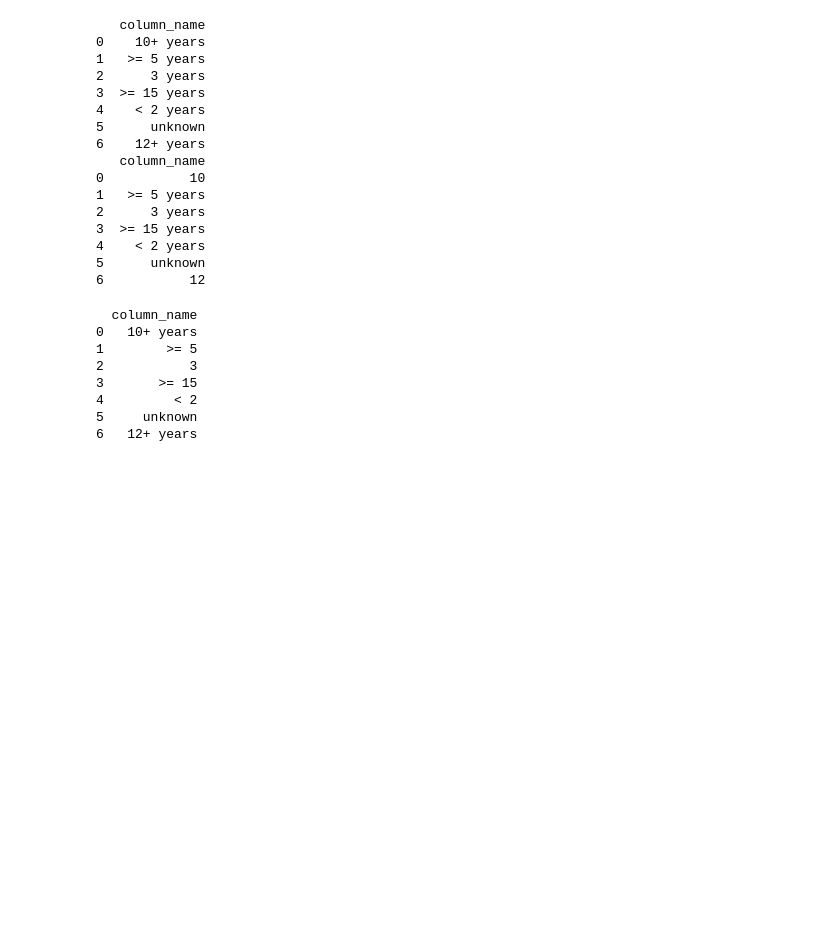
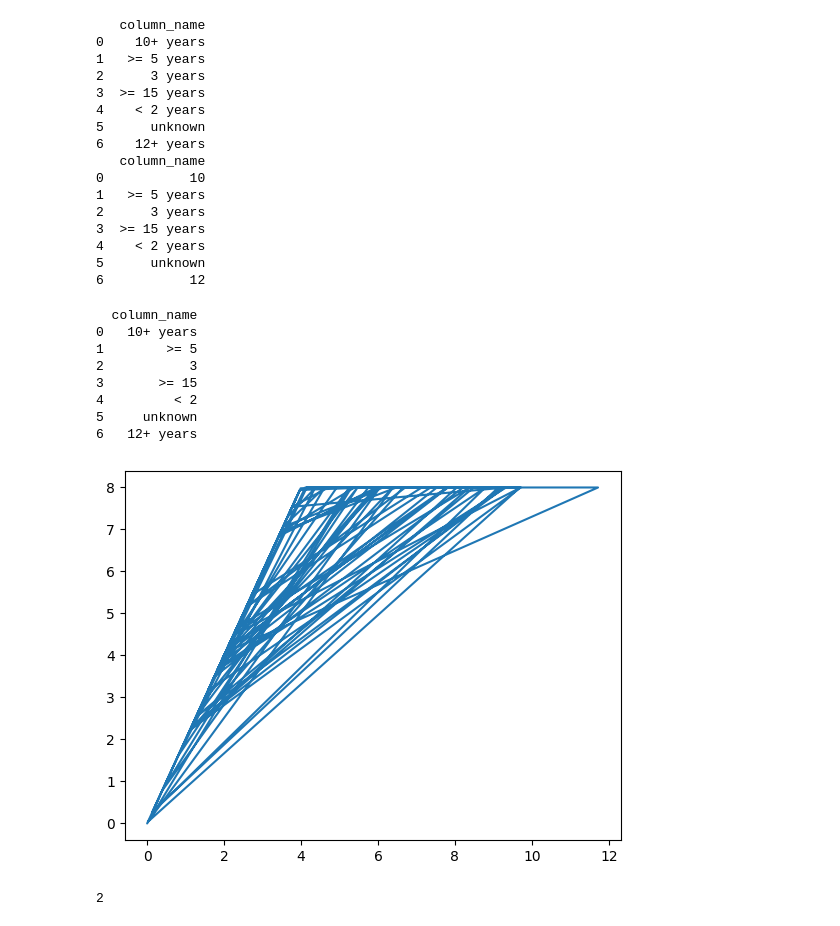
Before and after one commit to GWL79/credit_risk_modelling, a Jupyter notebook: main.ipynb, the cells around one changed output. Drawn from its saved outputs; the diff is of its cells as text; code cells hidden in the pictures; blank space fills up the shorter version.

```diff
--- a/main.ipynb
+++ b/main.ipynb
@@ -118,3 +118,44 @@ print(df)
 4         < 2
 5     unknown
 6   12+ years
+# %%
+import pandas as pd
+import matplotlib.pyplot as plt
+df = pd.read_csv("trainingdata.txt")
+plt.plot(df.iloc[:,0], df.iloc[:,1])
+plt.show()
+#print(df)
+# %% [output]
+[figure, added]
+# %%
+# Python3 program for the above approach
+
+# Function to return the count
+# of minimum flips required
+def minFlips(target):
+
+	curr = '1'
+	count = 0
+
+	for i in range(len(target)):
+
+		# If curr occurs in the final string
+		if (target[i] == curr):
+			count += 1
+
+			# Switch curr to '0' if '1'
+			# or vice-versa
+			curr = chr(48 + (ord(curr) + 1) % 2)
+
+	return count
+
+# Driver Code
+if __name__ == "__main__":
+
+	S = "011000"
+
+	print(minFlips(S))
+
+# This code is contributed by chitranayal
+# %% [output]
+2
```
Also changed, not shown: parts of 1 cell of this notebook, 1 other file.
